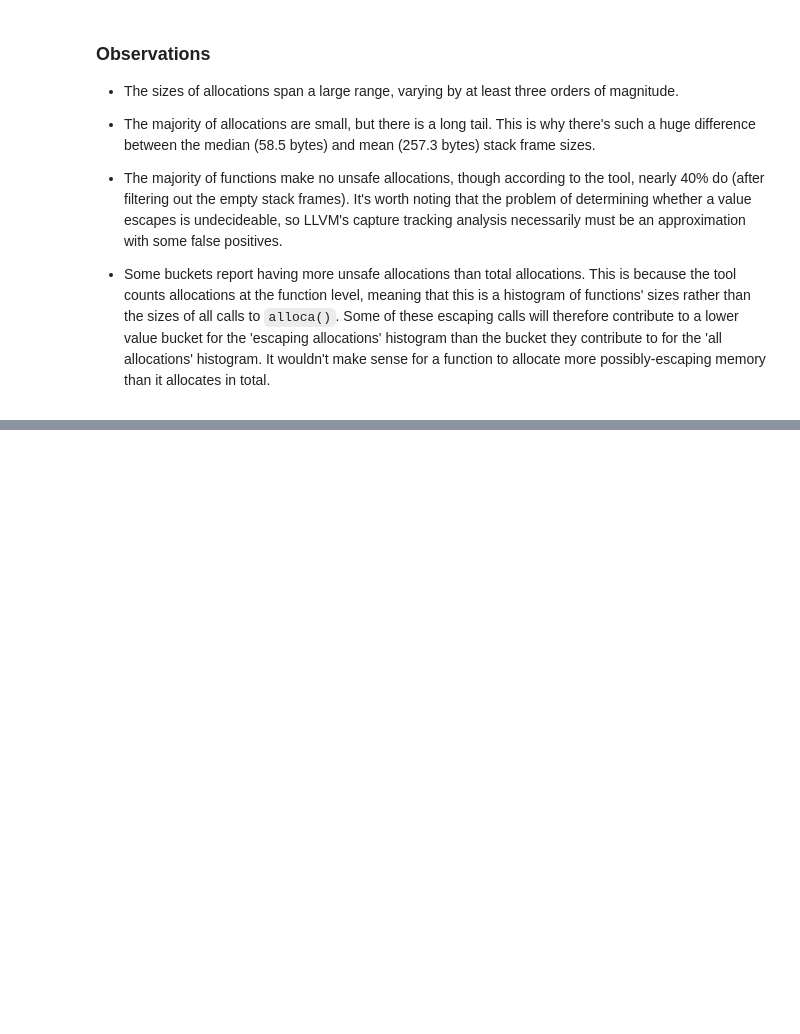
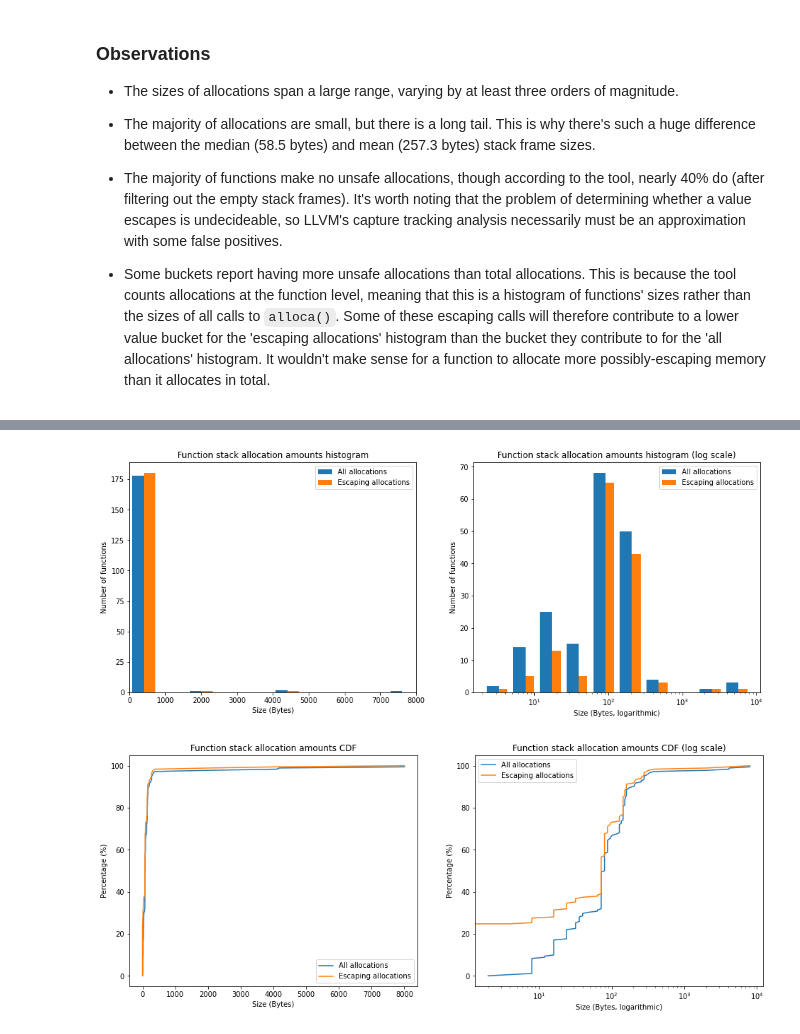
Before and after one commit to bencole12345/StackUsageSurveyWorkbooks, a Jupyter notebook: Static Stack Usage Survey.ipynb, the cells around one changed output, grey strips where cells are left out. Saved outputs shown, nothing was run; the diff lists cells and outputs as text; code cells hidden in the pictures; blank space fills up the shorter version.

Commit message:
Add initial ocamlrun data

```diff
--- a/Static Stack Usage Survey.ipynb
+++ b/Static Stack Usage Survey.ipynb
@@ -27,9 +27,11 @@ The data we're working contains counts and sizes of `alloca()` calls, aggregated
 # %%
 # CSV files we will be analysing
 grep_csv = data_dir / 'grep_analysis.csv'
+ocamlrun_csv = data_dir / 'ocamlrun.csv'
 
 # Loaded dataframes
 grep_data = pd.read_csv(grep_csv.resolve(), sep=';')
+ocamlrun_data = pd.read_csv(ocamlrun_csv.resolve(), sep=';')
 
 
 def filter_empty_stack_frames(df):
@@ -42,6 +44,7 @@ def filter_empty_stack_frames(df):
 
 # Filter out empty rows
 grep_data_no_empty_frames = filter_empty_stack_frames(grep_data)
+ocamlrun_data_no_empty_frames = filter_empty_stack_frames(ocamlrun_data)
 # %% [markdown]
 ### Graph Plotting and Statistics Functions
 
@@ -74,7 +77,7 @@ def plot_stack_allocation_histograms(df):
     _, bins, _ = ax1.hist([total_allocations, escaping_only],
              label=["All allocations", "Escaping allocations"])
     ax1.legend()
-    ax1.set_title("Function stack allocation sizes histogram")
+    ax1.set_title("Function stack allocation amounts histogram")
     ax1.set(xlabel="Size (Bytes)")
     ax1.set(ylabel="Number of functions")
     ax1.set_xlim(0, bins[-1])
@@ -95,7 +98,7 @@ def plot_stack_allocation_histograms(df):
             label=["All allocations", "Escaping allocations"])
     ax2.legend()
     ax2.set_xscale('log')
-    ax2.set_title("Function stack allocation sizes histogram (log scale)")
+    ax2.set_title("Function stack allocation amounts histogram (log scale)")
     ax2.set(xlabel="Size (Bytes, logarithmic)")
     ax2.set(ylabel="Number of functions")
 
@@ -125,13 +128,13 @@ def plot_stack_allocation_CDFs(df):
     fig, ((ax1, ax2)) = plt.subplots(1, 2, figsize=(16, 6))
 
     linear_plot = ax1.plot(x_total, 100*y, x_escaping, 100*y)
-    ax1.set_title("Fuction stack allocation sizes CDF")
+    ax1.set_title("Function stack allocation amounts CDF")
     ax1.set(xlabel="Size (Bytes)")
     ax1.set(ylabel="Percentage (%)")
     ax1.legend(["All allocations", "Escaping allocations"])
 
     log_plot = ax2.plot(x_total, 100*y, x_escaping, 100*y)
-    ax2.set_title("Function stack allocation sizes CDF (log scale)")
+    ax2.set_title("Function stack allocation amounts CDF (log scale)")
     ax2.set(xlabel="Size (Bytes, logarithmic)")
     ax2.set(ylabel="Percentage (%)")
     ax2.set_xscale('log')
@@ -228,0 +274,6 @@ plot_stack_allocation_CDFs(grep_data_no_empty_frames)
+# %%
+plot_stack_allocation_histograms(ocamlrun_data_no_empty_frames)
+plot_stack_allocation_CDFs(ocamlrun_data_no_empty_frames)
+# %% [output]
+[figure, added]
+[figure, added]
```
Also changed, not shown: parts of 7 cells of this notebook, 1 other file.
